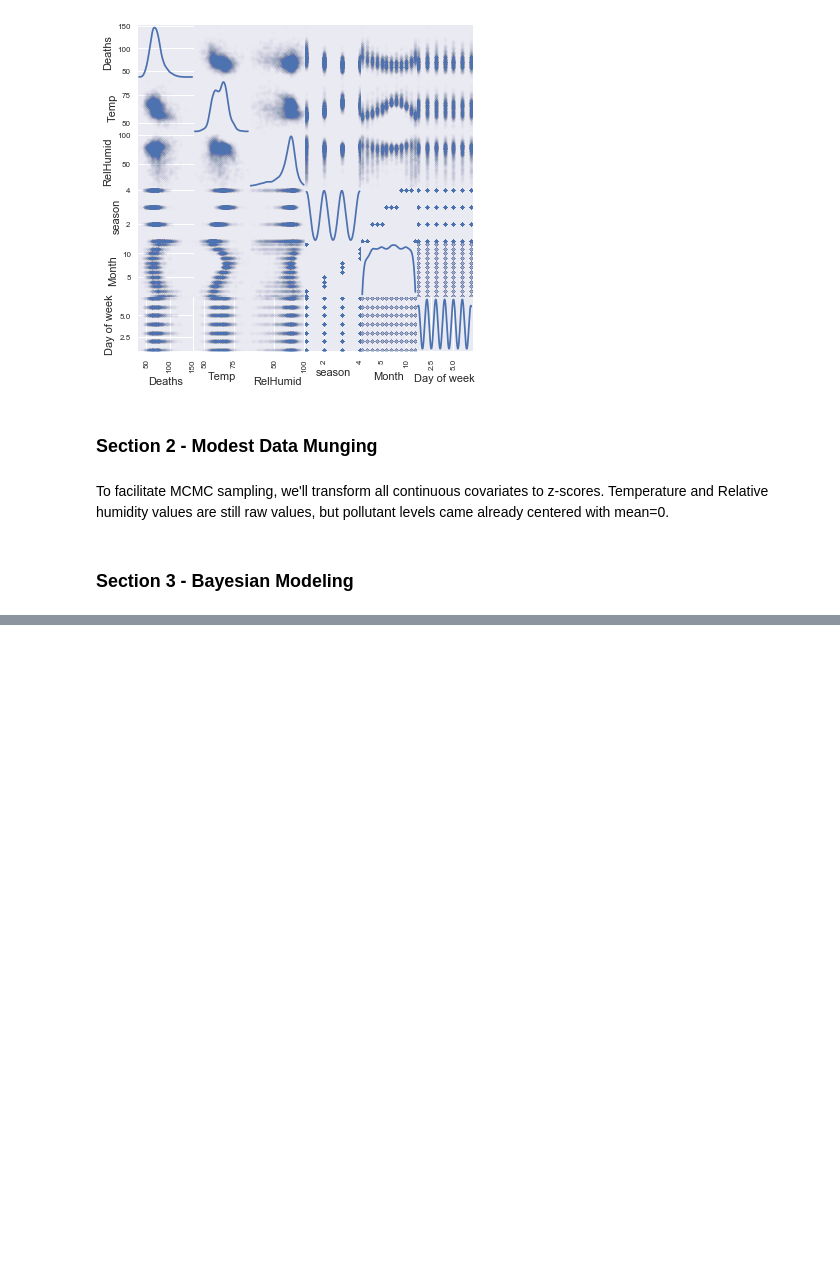
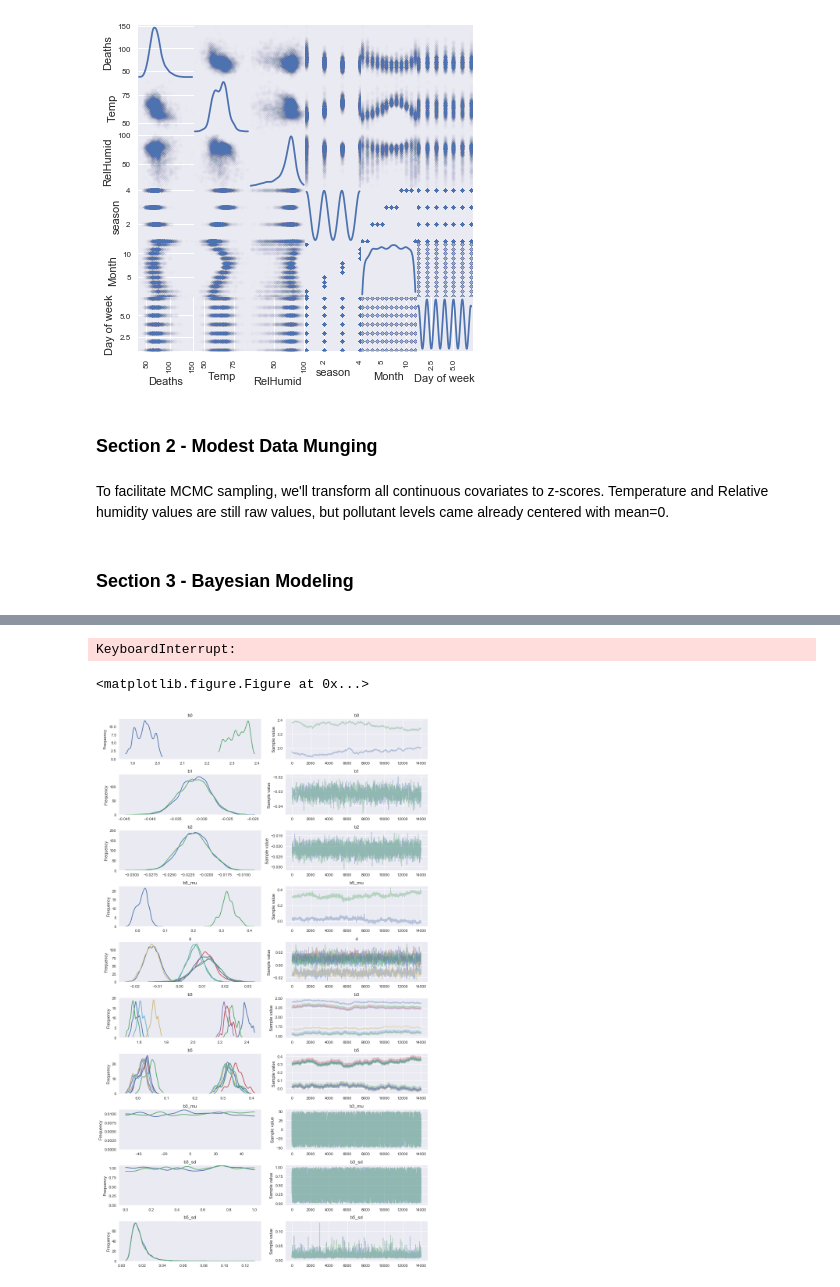
Before and after one commit to d-diaz/SEFS590F_Winter2017, a Jupyter notebook: SEFS 590F (Bayesian Models) - Final Exam.ipynb, the cells around one changed output, grey strips where cells are left out. Drawn from its saved outputs; the diff is of its cells as text; code cells hidden in the pictures; blank space fills up the shorter version.

```diff
--- a/SEFS 590F (Bayesian Models) - Final Exam.ipynb
+++ b/SEFS 590F (Bayesian Models) - Final Exam.ipynb
@@ -132,0 +151,28 @@ plt.tight_layout()
+# %%
+# dropping season, with expectation that pooling of month parameters
+# will capture seasonal effects
+with pm.Model() as hier_model:
+
+    # priors for unknown model parameters
+    b0 = pm.Normal('b0', mu=0, sd=30)
+    b1 = pm.Normal('b1', mu=0, sd=10)
+    b2 = pm.Normal('b2', mu=0, sd=10)
+    b3_mu = pm.Normal('b3_mu', mu=0, sd=20)
+    b3_sd = pm.Uniform('b3_sd', lower=0, upper=1)
+    b5_mu = pm.Normal('b5_mu', mu=0, sd=30)
+    b5_sd = pm.Uniform('b5_sd', lower=0, upper=1)
+    a = pm.Normal('a', mu=0, sd=10, shape=4)
+
+    b3 = pm.Normal('b3', mu=0, sd=20, shape=4)
+    #b4 = pm.Normal('b4', mu=b4_mu, sd=b4_sd, shape=12)
+    b5 = pm.Normal('b5', mu=b5_mu, sd=b5_sd, shape=7)
+
+    # Expected Value of Deaths
+    mu_t = pm.math.exp(b0 + b1*Temp + b2*RelHum + b3[season_idx] \
+                       + b5[dayweek_idx] + a[0]*O3 + a[1]*SO2 + a[2]*NO2 + a[3]*CO)
+    # use of indexes here reaches into the relevant parameter for each variable
+    # e.g., b5[dayweek_index] will index into the seven estimated params for b5
+    # based on the value of the day of week
+
+    # Likelihood
+    y_obs = pm.Poisson('y_obs', mu=mu_t, observed=deaths)
@@ -132,0 +185,16 @@ plt.tight_layout()
+# %%
+# hit the inference button
+with hier_model:
+    # draw a trace with 5,000 posterior samples
+    hier_trace2 = pm.backends.base.merge_traces([pm.sample(5000, init='ADVI', n_init=30000, step=pm.Metropolis(),
+                    chain=i, progressbar=True) for i in range(2)])
+# %% [output]
+KeyboardInterrupt:
+# %%
+with hier_model:
+    plt.figure()
+    pm.traceplot(hier_trace2[1000:])
+    plt.tight_layout()
+# %% [output]
+<matplotlib.figure.Figure at 0x...>
+[figure, added]
```
Also changed, not shown: parts of 23 cells of this notebook.
